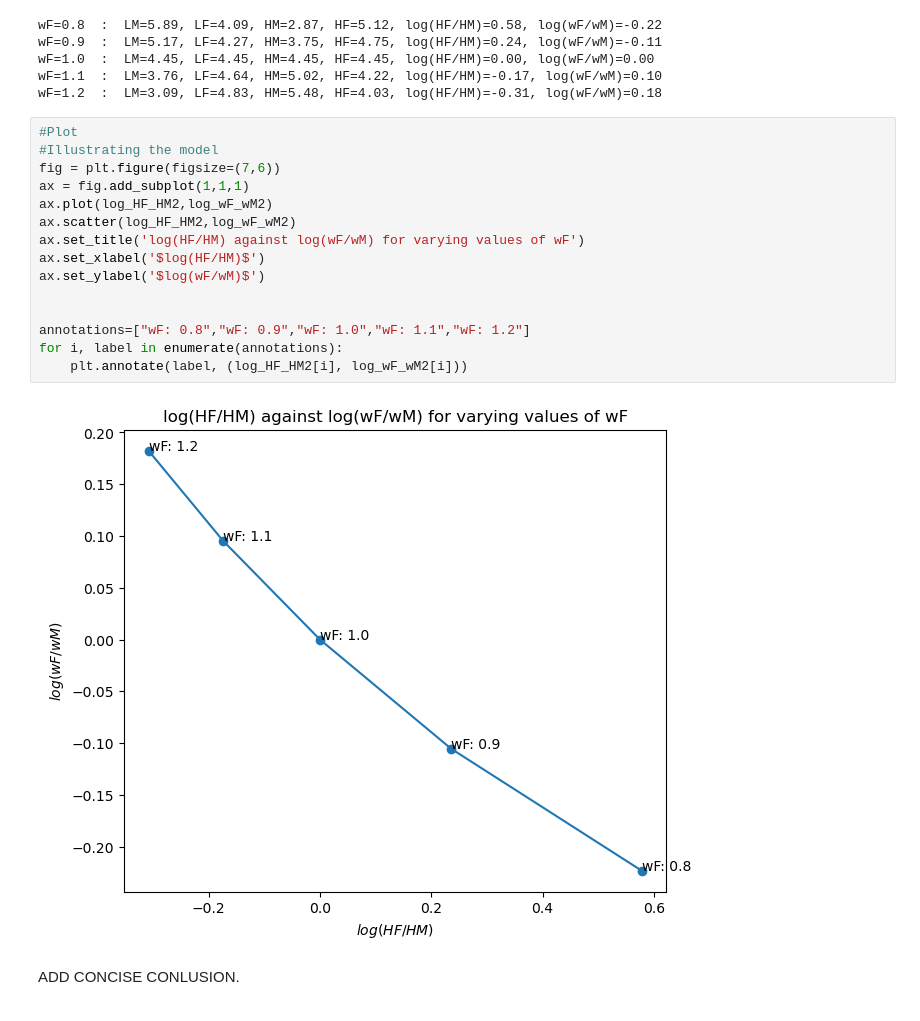
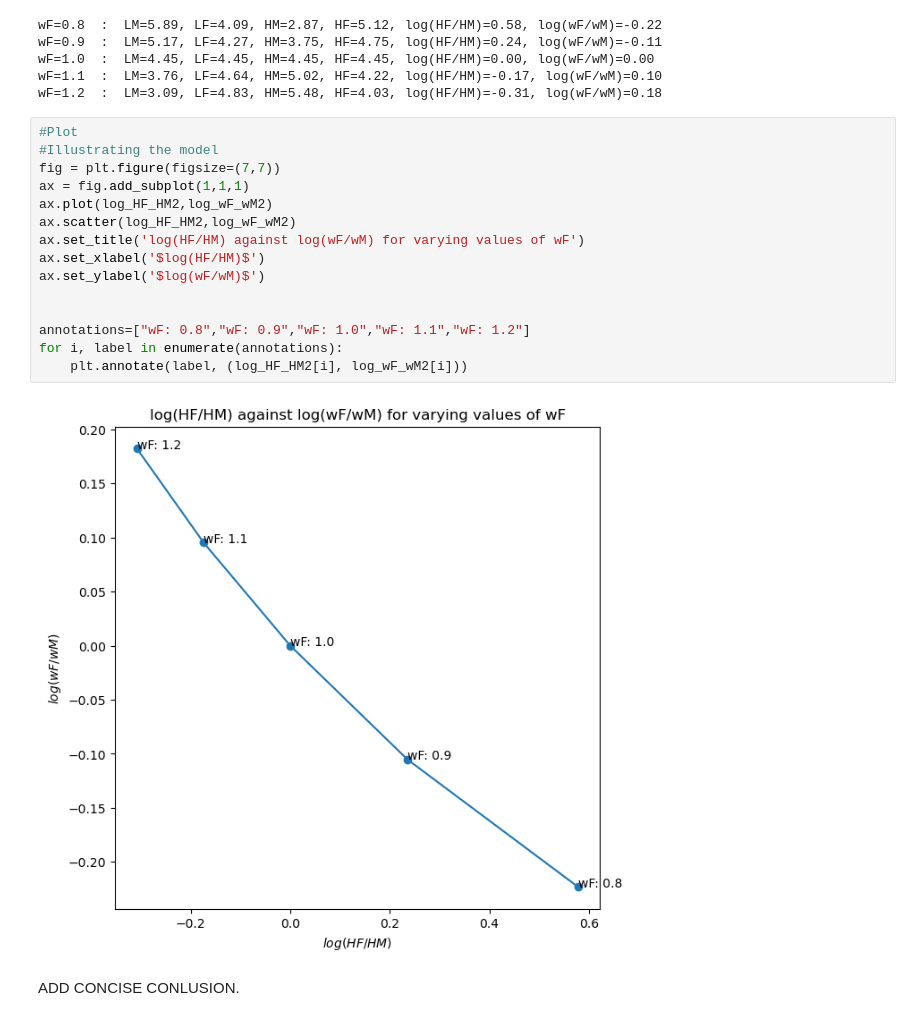
Before and after one commit to NumEconCopenhagen/projects-2023-ctrl-alt-elite, a Jupyter notebook: inauguralproject/inauguralproject.ipynb, the cells around one changed output. Saved outputs shown, nothing was run; the diff lists cells and outputs as text.

```diff
--- a/inauguralproject/inauguralproject.ipynb
+++ b/inauguralproject/inauguralproject.ipynb
@@ -182,20 +185,20 @@ wF=1.2  :  LM=3.09, LF=4.83, HM=5.48, HF=4.03, log(HF/HM)=-0.31, log(wF/wM)=0.18
 # %%
 #Plot
 #Illustrating the model
-fig = plt.figure(figsize=(7,6))
+fig = plt.figure(figsize=(7,7))
 ax = fig.add_subplot(1,1,1)
 ax.plot(log_HF_HM2,log_wF_wM2)
 ax.scatter(log_HF_HM2,log_wF_wM2)
 ax.set_title('log(HF/HM) against log(wF/wM) for varying values of wF')
 ax.set_xlabel('$log(HF/HM)$')
 ax.set_ylabel('$log(wF/wM)$')
 
 
 annotations=["wF: 0.8","wF: 0.9","wF: 1.0","wF: 1.1","wF: 1.2"]
 for i, label in enumerate(annotations):
     plt.annotate(label, (log_HF_HM2[i], log_wF_wM2[i]))
 # %% [output]
-[figure, old version]
+[figure, new version]
 # %% [markdown]
 ADD CONCISE CONLUSION.
 # %% [markdown]
```
Also changed, not shown: parts of 2 cells of this notebook.
